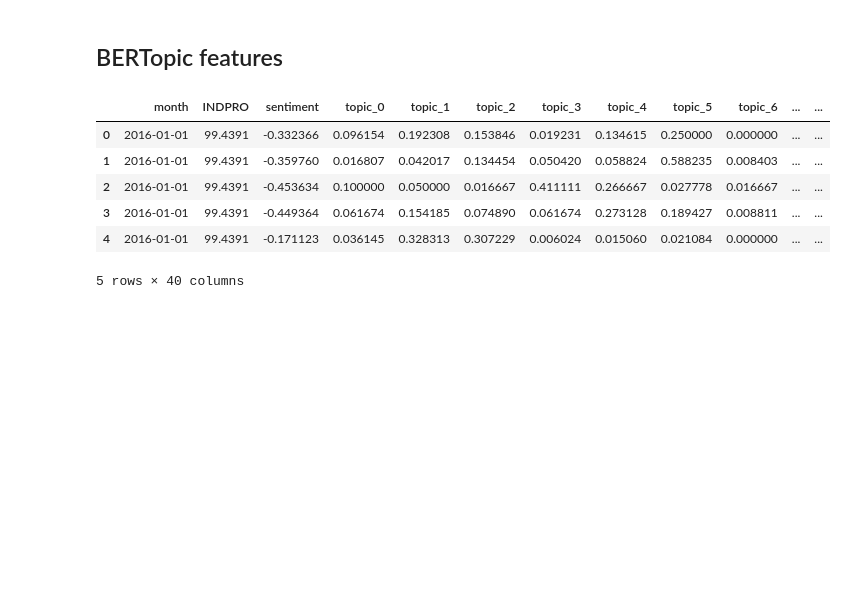
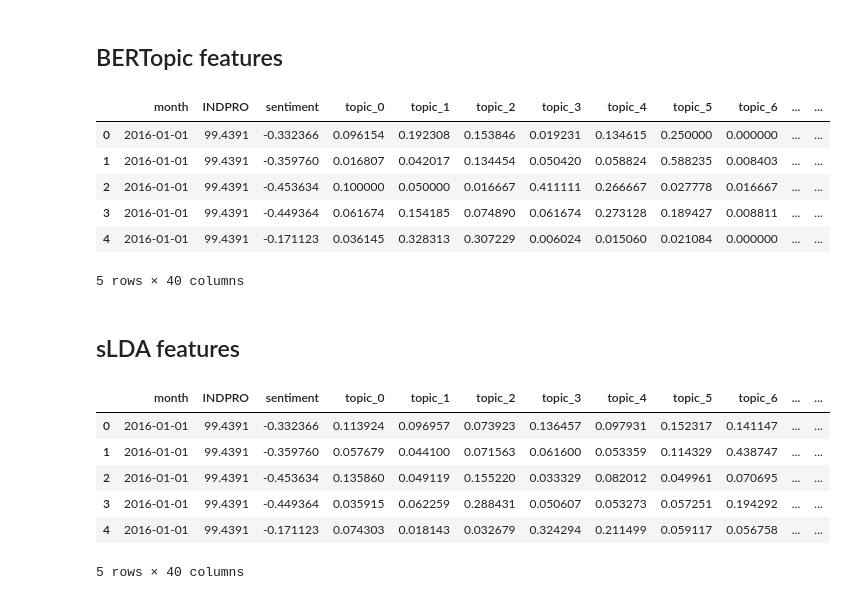
Before and after one commit to Benemrxr/project-ds4pp-eth2025, a Jupyter notebook: notebooks/04-feature-engineering.ipynb, the cells around one changed output. Saved outputs shown, nothing was run; the diff lists cells and outputs as text; code cells hidden in the pictures; blank space fills up the shorter version.

Commit message:
merged script files and deleted seperate sLDA notebooks

```diff
--- a/notebooks/04-feature-engineering.ipynb
+++ b/notebooks/04-feature-engineering.ipynb
@@ -92,3 +92,45 @@ display(df[cols].head())
 # %%
 # save features to csv
 df.to_csv("../data/processed/features_bertopic_monthly.csv", index=False)
+# %% [markdown]
+## sLDA features
+# %%
+import pandas as pd
+
+# Load data
+topics = pd.read_csv("../data/processed/monthly_topic_shares_by_publisher_sLDA.csv")
+sentiment = pd.read_csv("../data/processed/monthly_sentiment_all.csv")
+ipi = pd.read_csv("../data/raw/INDPRO.csv")
+
+# Ensure date formats match
+topics['month'] = pd.to_datetime(topics['month'].astype(str))
+sentiment['month'] = pd.to_datetime(sentiment['date'].astype(str))
+ipi['month'] = pd.to_datetime(ipi['observation_date'].astype(str))
+
+# For topic data
+topics['month'] = pd.to_datetime(topics['month']).dt.to_period('M').dt.to_timestamp()
+
+# For sentiment data
+sentiment['month'] = pd.to_datetime(sentiment['date']).dt.to_period('M').dt.to_timestamp()
+
+# Merge on month + publication
+df = topics.merge(sentiment, on=['month', 'publication'], how='left')
+df = df.merge(ipi, on='month', how='left')
+
+# Drop rows with missing target (INDPRO)
+df = df.dropna(subset=['INDPRO'])
+# %%
+# One-hot encode publisher
+df = pd.get_dummies(df, columns=['publication'], drop_first=True)
+# %%
+# print preview of the final DataFrame
+cols = ['month', 'INDPRO', 'sentiment'] + [c for c in df.columns if c not in ('month', 'INDPRO', 'sentiment')]
+display(df[cols].head())
+# %% [output]
+|  | month | INDPRO | sentiment | topic_0 | topic_1 | topic_2 | topic_3 | topic_4 | topic_5 | topic_6 | ... | ... |
+| 0 | 2016-01-01 | 99.4391 | -0.332366 | 0.113924 | 0.096957 | 0.073923 | 0.136457 | 0.097931 | 0.152317 | 0.141147 | ... | ... |
+| 1 | 2016-01-01 | 99.4391 | -0.359760 | 0.057679 | 0.044100 | 0.071563 | 0.061600 | 0.053359 | 0.114329 | 0.438747 | ... | ... |
+| 2 | 2016-01-01 | 99.4391 | -0.453634 | 0.135860 | 0.049119 | 0.155220 | 0.033329 | 0.082012 | 0.049961 | 0.070695 | ... | ... |
+| 3 | 2016-01-01 | 99.4391 | -0.449364 | 0.035915 | 0.062259 | 0.288431 | 0.050607 | 0.053273 | 0.057251 | 0.194292 | ... | ... |
+| 4 | 2016-01-01 | 99.4391 | -0.171123 | 0.074303 | 0.018143 | 0.032679 | 0.324294 | 0.211499 | 0.059117 | 0.056758 | ... | ... |
+5 rows × 40 columns
```
Also changed, not shown: parts of 1 cell of this notebook, 3 other files.
